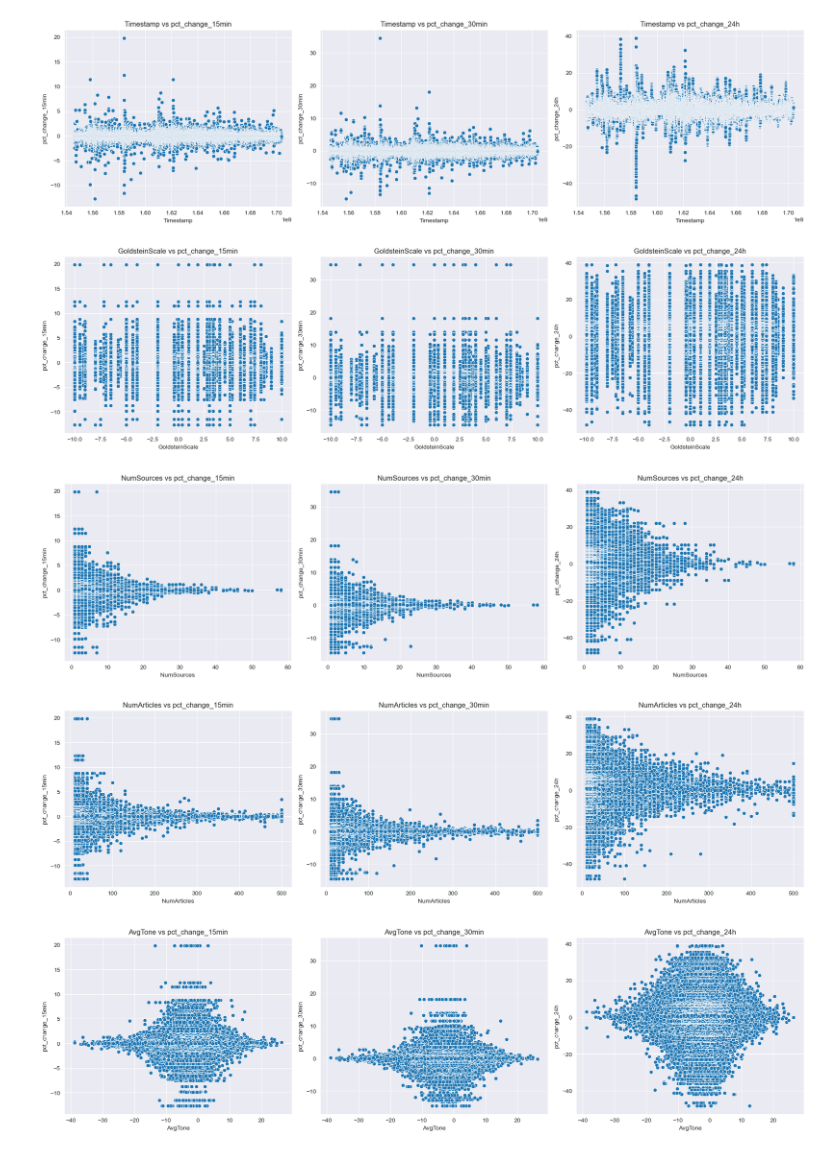
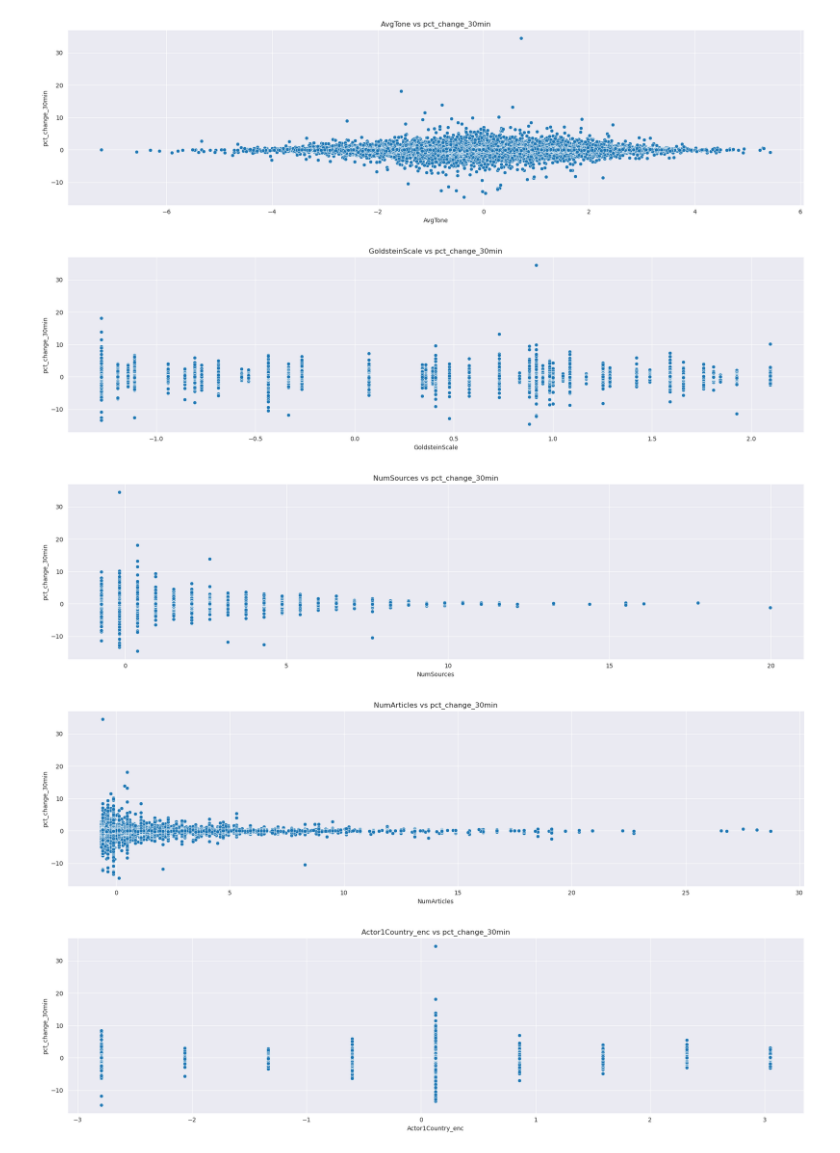
Before and after one commit to Ozzuke/GDELT-BTC, a Jupyter notebook: notebooks/08_correlating_BTC_and_GDELT.ipynb, the cells around one changed output. Cells and saved outputs as stored; diff of their text form; code cells hidden in the pictures.

```diff
--- a/notebooks/08_correlating_BTC_and_GDELT.ipynb
+++ b/notebooks/08_correlating_BTC_and_GDELT.ipynb
@@ -3,6 +3,6 @@ import pandas as pd
 import matplotlib.pyplot as plt
 import seaborn as sns
 
-encoded = pd.read_parquet('../cache/encoded_90q.parquet')
+encoded = pd.read_parquet('../cache/prepd_0q.parquet')
 encoded.head()
 # %% [output]
@@ -116,22 +93,16 @@ plt.show()
 # %%
 # Plot every column in merged dataframe as a scatter plot against the target variable
 for col in numerical_columns:
-    fig, axes = plt.subplots(1, 3, figsize=(18, 5))
+    fig, ax = plt.subplots(1, 1, figsize=(18, 5))
 
-    sns.scatterplot(ax=axes[0], x=col, y='pct_change_15min', data=encoded)
-    axes[0].set_title(f'{col} vs pct_change_15min')
-
-    sns.scatterplot(ax=axes[1], x=col, y='pct_change_30min', data=encoded)
-    axes[1].set_title(f'{col} vs pct_change_30min')
-
-    sns.scatterplot(ax=axes[2], x=col, y='pct_change_24h', data=encoded)
-    axes[2].set_title(f'{col} vs pct_change_24h')
+    sns.scatterplot(ax=ax, x=col, y='pct_change_30min', data=encoded)
+    ax.set_title(f'{col} vs pct_change_30min')
 
     plt.tight_layout()
     plt.show()
 # %% [output]
-[figure, old version]
+[figure, new version]
-[figure, old version]
+[figure, new version]
-[figure, old version]
+[figure, new version]
-[figure, old version]
+[figure, new version]
-[figure, old version]
+[figure, new version]
```
Also changed, not shown: parts of 7 cells of this notebook.
